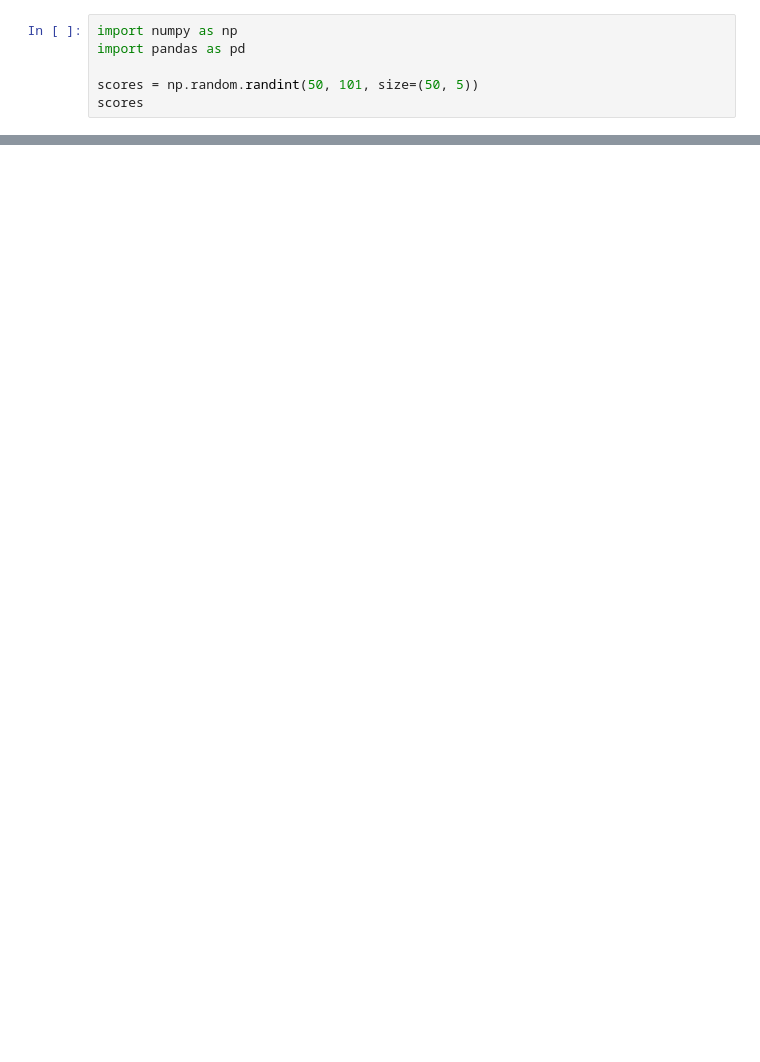
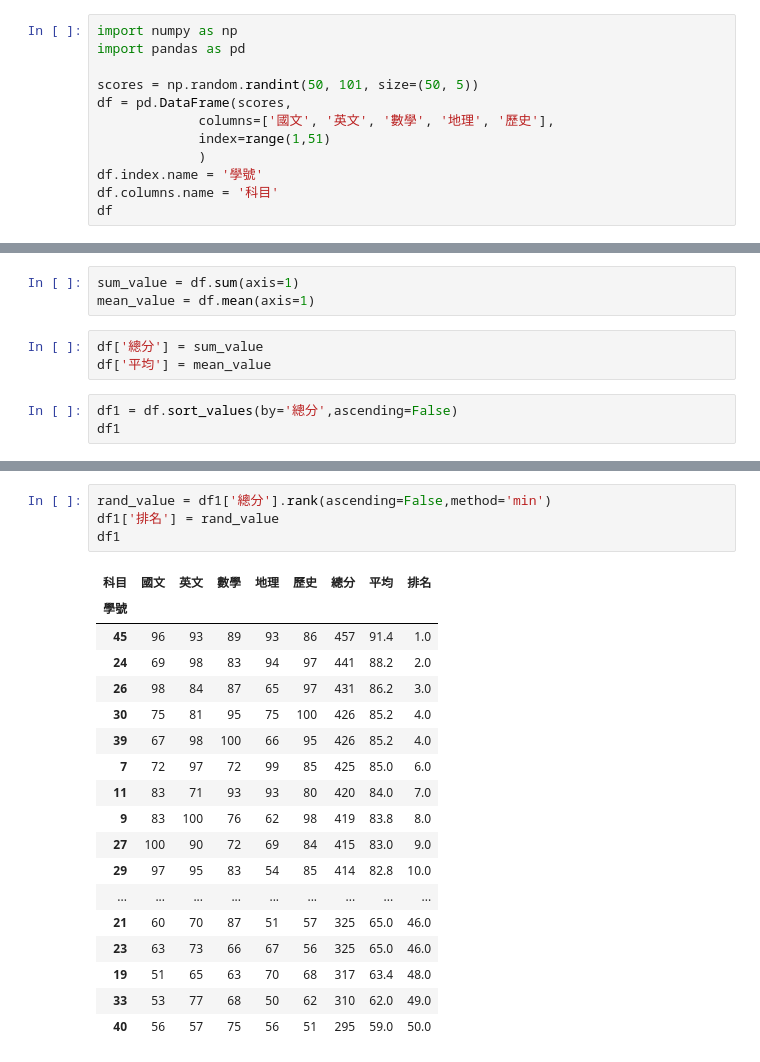
Before and after one commit to doncic1012/python_analysis, a Jupyter notebook: lesson_8_5.ipynb, the cells around one changed output, grey strips where cells are left out. Drawn from its saved outputs; the diff is of its cells as text; blank space fills up the shorter version.

```diff
--- a/lesson_8_5.ipynb
+++ b/lesson_8_5.ipynb
@@ -3,5 +3,11 @@ import numpy as np
 import pandas as pd
 
 scores = np.random.randint(50, 101, size=(50, 5))
-scores
+df = pd.DataFrame(scores,
+             columns=['國文', '英文', '數學', '地理', '歷史'],
+             index=range(1,51)
+             )
+df.index.name = '學號'
+df.columns.name = '科目'
+df
 # %% [output]
@@ -8,0 +32,9 @@ AttributeError: partially initialized module 'pandas' has no attribute 'core' (m
+# %%
+sum_value = df.sum(axis=1)
+mean_value = df.mean(axis=1)
+# %%
+df['總分'] = sum_value
+df['平均'] = mean_value
+# %%
+df1 = df.sort_values(by='總分',ascending=False)
+df1
@@ -8,0 +60,23 @@ AttributeError: partially initialized module 'pandas' has no attribute 'core' (m
+# %%
+rand_value = df1['總分'].rank(ascending=False,method='min')
+df1['排名'] = rand_value
+df1
+# %% [output]
+| 科目 | 國文 | 英文 | 數學 | 地理 | 歷史 | 總分 | 平均 | 排名 |
+| 學號 |  |  |  |  |  |  |  |  |
+| 45 | 96 | 93 | 89 | 93 | 86 | 457 | 91.4 | 1.0 |
+| 24 | 69 | 98 | 83 | 94 | 97 | 441 | 88.2 | 2.0 |
+| 26 | 98 | 84 | 87 | 65 | 97 | 431 | 86.2 | 3.0 |
+| 30 | 75 | 81 | 95 | 75 | 100 | 426 | 85.2 | 4.0 |
+| 39 | 67 | 98 | 100 | 66 | 95 | 426 | 85.2 | 4.0 |
+| 7 | 72 | 97 | 72 | 99 | 85 | 425 | 85.0 | 6.0 |
+| 11 | 83 | 71 | 93 | 93 | 80 | 420 | 84.0 | 7.0 |
+| 9 | 83 | 100 | 76 | 62 | 98 | 419 | 83.8 | 8.0 |
+| 27 | 100 | 90 | 72 | 69 | 84 | 415 | 83.0 | 9.0 |
+| 29 | 97 | 95 | 83 | 54 | 85 | 414 | 82.8 | 10.0 |
+| ... | ... | ... | ... | ... | ... | ... | ... | ... |
+| 21 | 60 | 70 | 87 | 51 | 57 | 325 | 65.0 | 46.0 |
+| 23 | 63 | 73 | 66 | 67 | 56 | 325 | 65.0 | 46.0 |
+| 19 | 51 | 65 | 63 | 70 | 68 | 317 | 63.4 | 48.0 |
+| 33 | 53 | 77 | 68 | 50 | 62 | 310 | 62.0 | 49.0 |
+| 40 | 56 | 57 | 75 | 56 | 51 | 295 | 59.0 | 50.0 |
```
Also changed, not shown: parts of 2 cells of this notebook.
